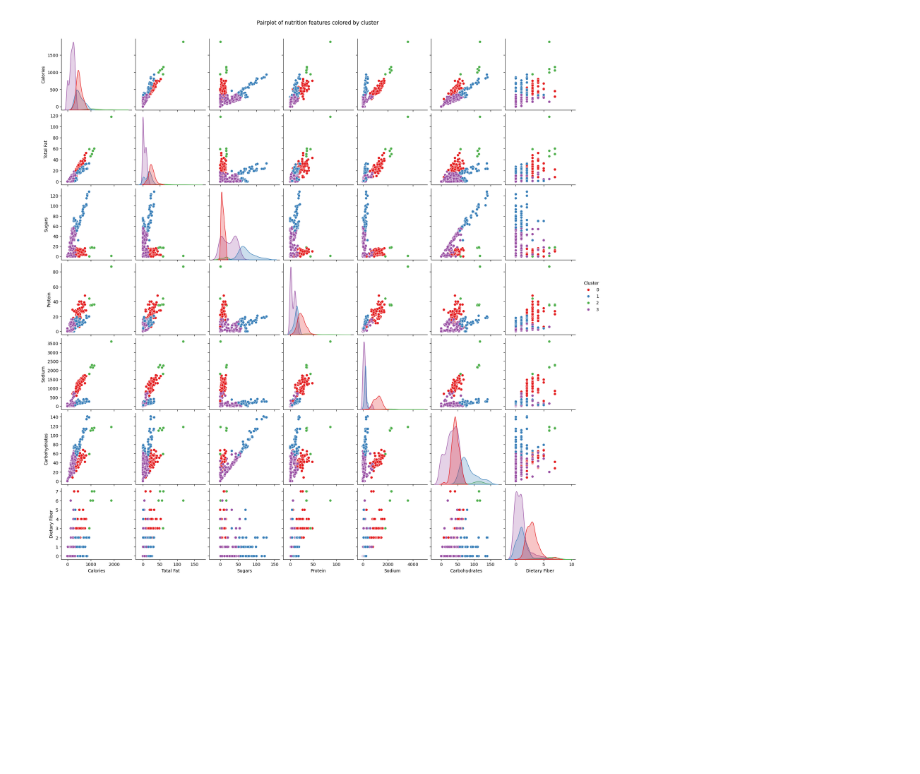
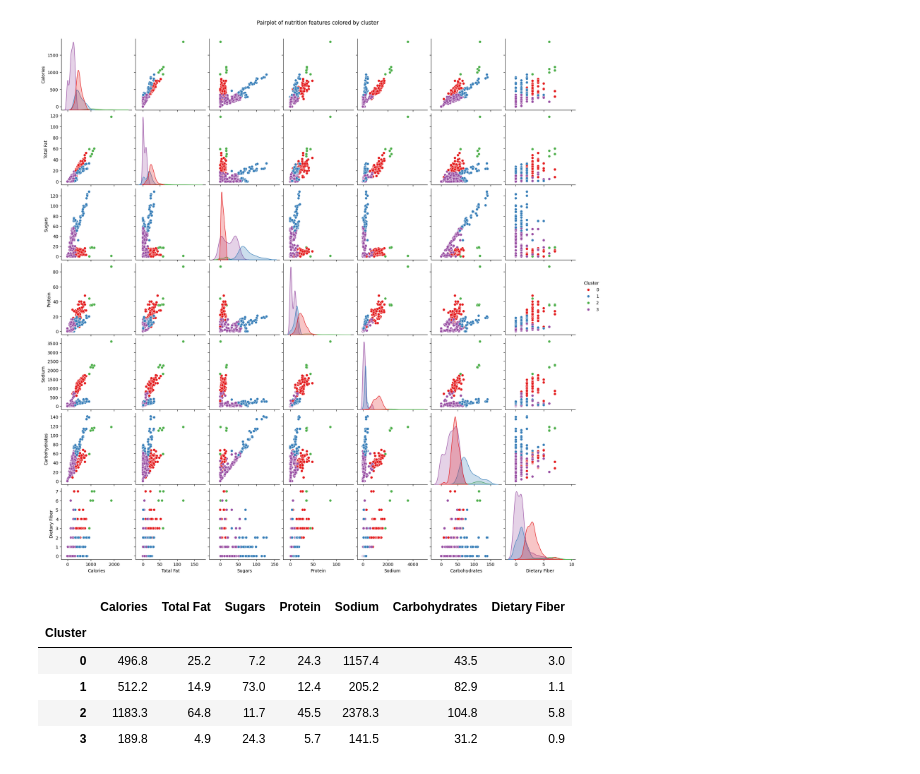
Before and after one commit to lexinlevan1/NutritionFactsClusterAnalysis, a Jupyter notebook: analysis.ipynb, the cells around one changed output. Saved outputs shown, nothing was run; the diff lists cells and outputs as text; code cells hidden in the pictures; blank space fills up the shorter version.

Commit message:
summary of cluster

```diff
--- a/analysis.ipynb
+++ b/analysis.ipynb
@@ -113,3 +113,19 @@ plt.show()
 # %%
 # Save the clustered data to a new CSV file
 df.to_csv('clustered_menu.csv', index=False)
+# %%
+cluster_summary = (
+    df.groupby('Cluster')[nutrition_features]
+    .mean()
+    .round(1)
+    .sort_index()
+)
+
+cluster_summary
+# %% [output]
+|  | Calories | Total Fat | Sugars | Protein | Sodium | Carbohydrates | Dietary Fiber |
+| Cluster |  |  |  |  |  |  |  |
+| 0 | 496.8 | 25.2 | 7.2 | 24.3 | 1157.4 | 43.5 | 3.0 |
+| 1 | 512.2 | 14.9 | 73.0 | 12.4 | 205.2 | 82.9 | 1.1 |
+| 2 | 1183.3 | 64.8 | 11.7 | 45.5 | 2378.3 | 104.8 | 5.8 |
+| 3 | 189.8 | 4.9 | 24.3 | 5.7 | 141.5 | 31.2 | 0.9 |
```
